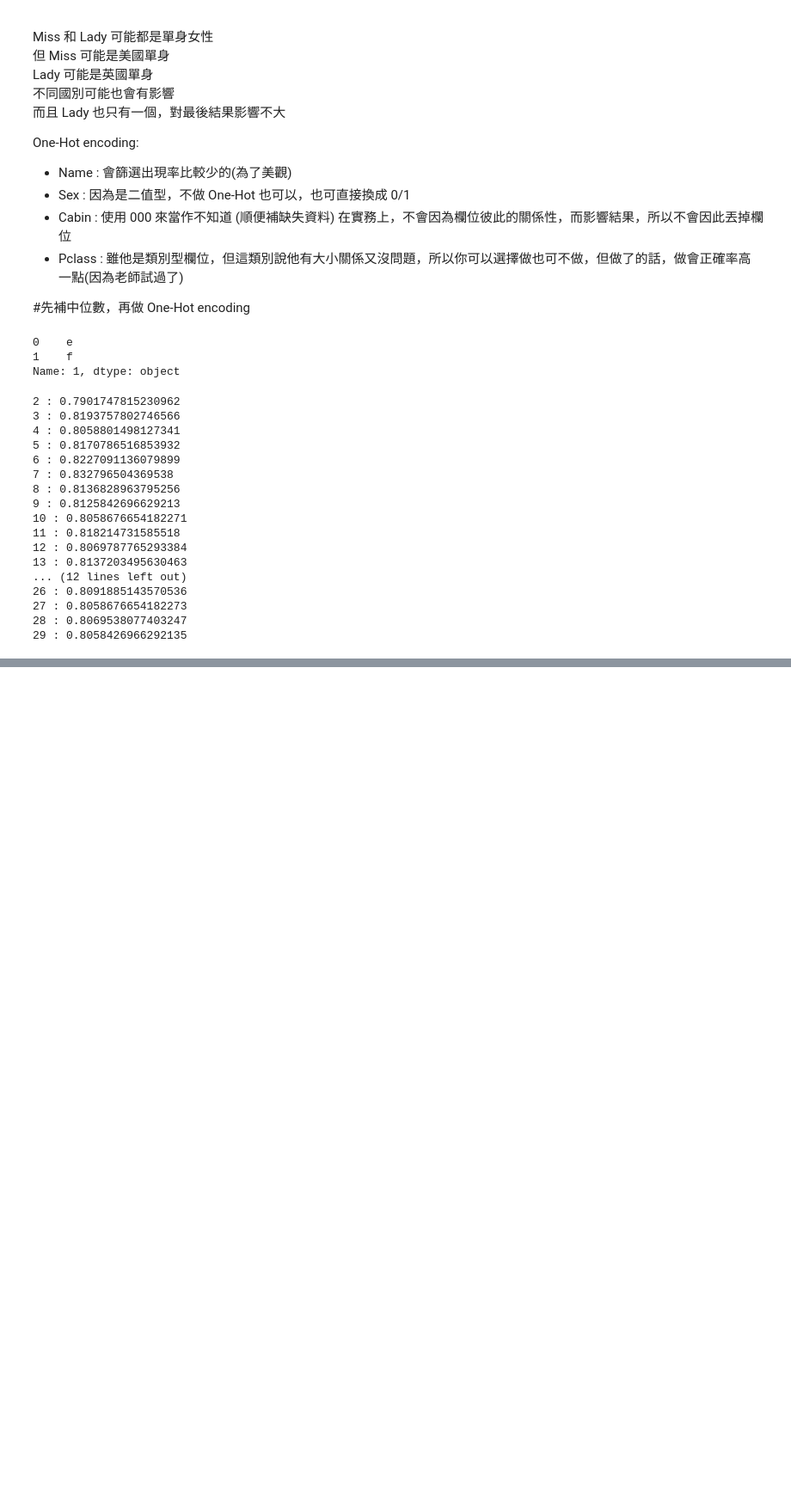
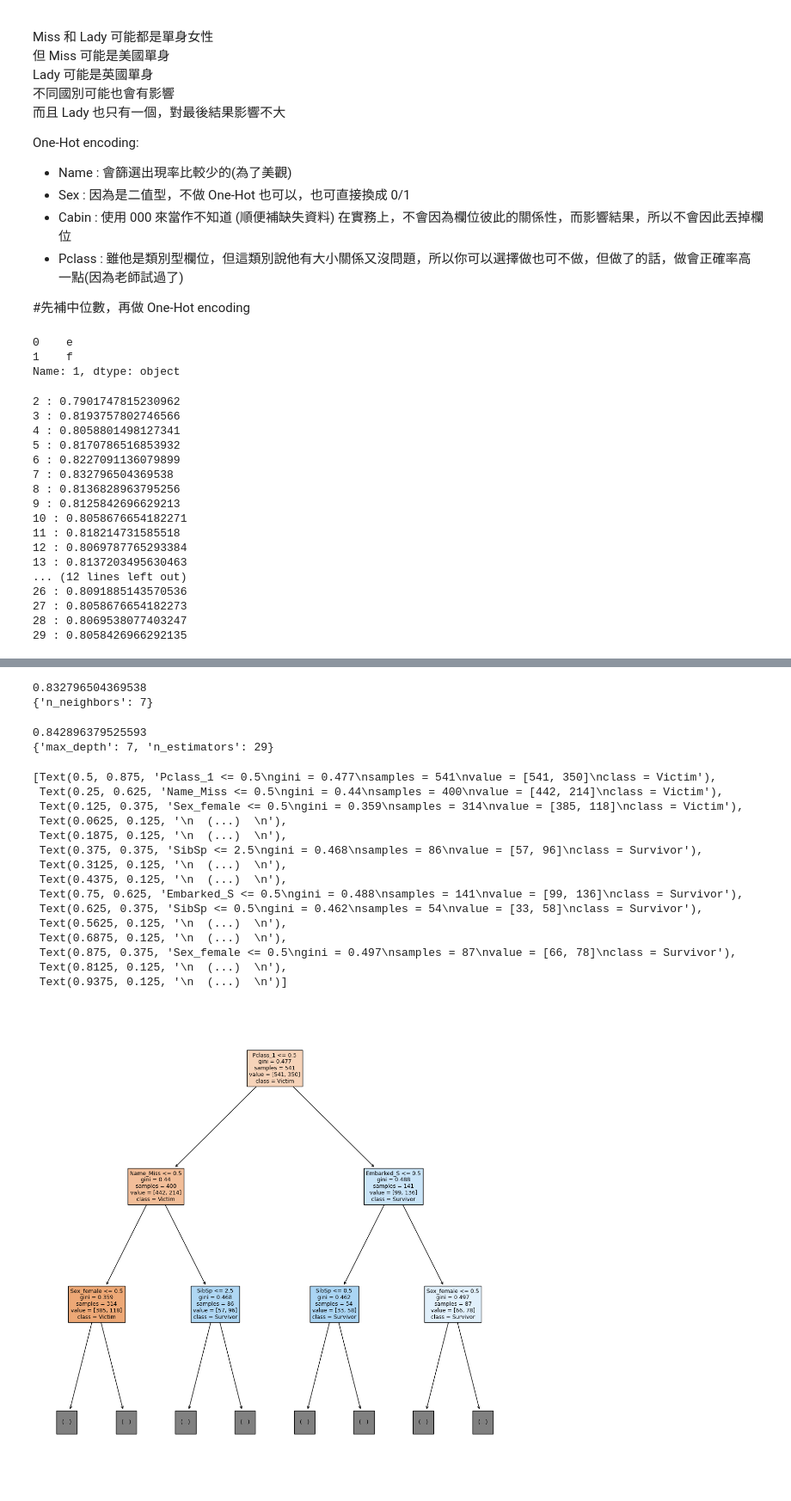
Before and after one commit to dorahs71/ml-course, a Jupyter notebook: titanic.ipynb, the cells around one changed output, grey strips where cells are left out. Shown at 86% size. Cells and saved outputs as stored; diff of their text form; code cells hidden in the pictures; blank space fills up the shorter version.

```diff
--- a/titanic.ipynb
+++ b/titanic.ipynb
@@ -333,0 +342,69 @@ result.to_csv("titanic_knn.csv", encoding ="utf-8", index=False)
+# %%
+# 改用GridSearchCV來自動幫你搜索
+from sklearn.model_selection import GridSearchCV
+clf = KNeighborsClassifier()
+params = {
+    "n_neighbors":range(2, 30)
+}
+cv = GridSearchCV(clf, params, cv=10, n_jobs=-1)
+cv.fit(x_scaled, y)
+print(cv.best_score_)
+print(cv.best_params_)
+# %% [output]
+0.832796504369538
+{'n_neighbors': 7}
+# %%
+from sklearn.tree import DecisionTreeClassifier
+from sklearn.ensemble import RandomForestClassifier
+
+#https://scikit-learn.org/stable/api/sklearn.ensemble.html
+
+#clf = KNeighborsClassifier()
+clf = RandomForestClassifier()
+
+params = {
+    "max_depth": range(2,8),
+    "n_estimators": range(21, 40, 2) #從 21 開始，到 40，每兩個一跳，21, 23,25,27....
+    #設定幾顆決策樹 -> 需要多少人投票？ 最佳解不一定是越多人越好
+}
+
+from sklearn.model_selection import GridSearchCV
+#https://scikit-learn.org/stable/modules/generated/sklearn.model_selection.GridSearchCV.html
+
+cv = GridSearchCV(clf, params, cv=10, n_jobs=1) #相當於之前用 for loop 決定參數
+cv.fit(x, y)
+print(cv.best_score_)
+print(cv.best_params_)
+# %% [output]
+0.842896379525593
+{'max_depth': 7, 'n_estimators': 29}
+# %%
+# 你做完 GridSearch 可以直接拿
+clf = cv.best_estimator_
+# %%
+import matplotlib.pyplot as plt
+from sklearn.tree import plot_tree
+plt.figure(figsize=[14, 14])
+# estimators_裡存放著他的每一個決策樹
+plot_tree(clf.estimators_[2],
+     feature_names=x.columns,
+     class_names=["Victim", "Survivor"],
+     filled=True,
+     max_depth=2)
+# %% [output]
+[Text(0.5, 0.875, 'Pclass_1 <= 0.5\ngini = 0.477\nsamples = 541\nvalue = [541, 350]\nclass = Victim'),
+ Text(0.25, 0.625, 'Name_Miss <= 0.5\ngini = 0.44\nsamples = 400\nvalue = [442, 214]\nclass = Victim'),
+ Text(0.125, 0.375, 'Sex_female <= 0.5\ngini = 0.359\nsamples = 314\nvalue = [385, 118]\nclass = Victim'),
+ Text(0.0625, 0.125, '\n  (...)  \n'),
+ Text(0.1875, 0.125, '\n  (...)  \n'),
+ Text(0.375, 0.375, 'SibSp <= 2.5\ngini = 0.468\nsamples = 86\nvalue = [57, 96]\nclass = Survivor'),
+ Text(0.3125, 0.125, '\n  (...)  \n'),
+ Text(0.4375, 0.125, '\n  (...)  \n'),
+ Text(0.75, 0.625, 'Embarked_S <= 0.5\ngini = 0.488\nsamples = 141\nvalue = [99, 136]\nclass = Survivor'),
+ Text(0.625, 0.375, 'SibSp <= 0.5\ngini = 0.462\nsamples = 54\nvalue = [33, 58]\nclass = Survivor'),
+ Text(0.5625, 0.125, '\n  (...)  \n'),
+ Text(0.6875, 0.125, '\n  (...)  \n'),
+ Text(0.875, 0.375, 'Sex_female <= 0.5\ngini = 0.497\nsamples = 87\nvalue = [66, 78]\nclass = Survivor'),
+ Text(0.8125, 0.125, '\n  (...)  \n'),
+ Text(0.9375, 0.125, '\n  (...)  \n')]
+[figure, added]
```
Also changed, not shown: parts of 8 cells of this notebook.
